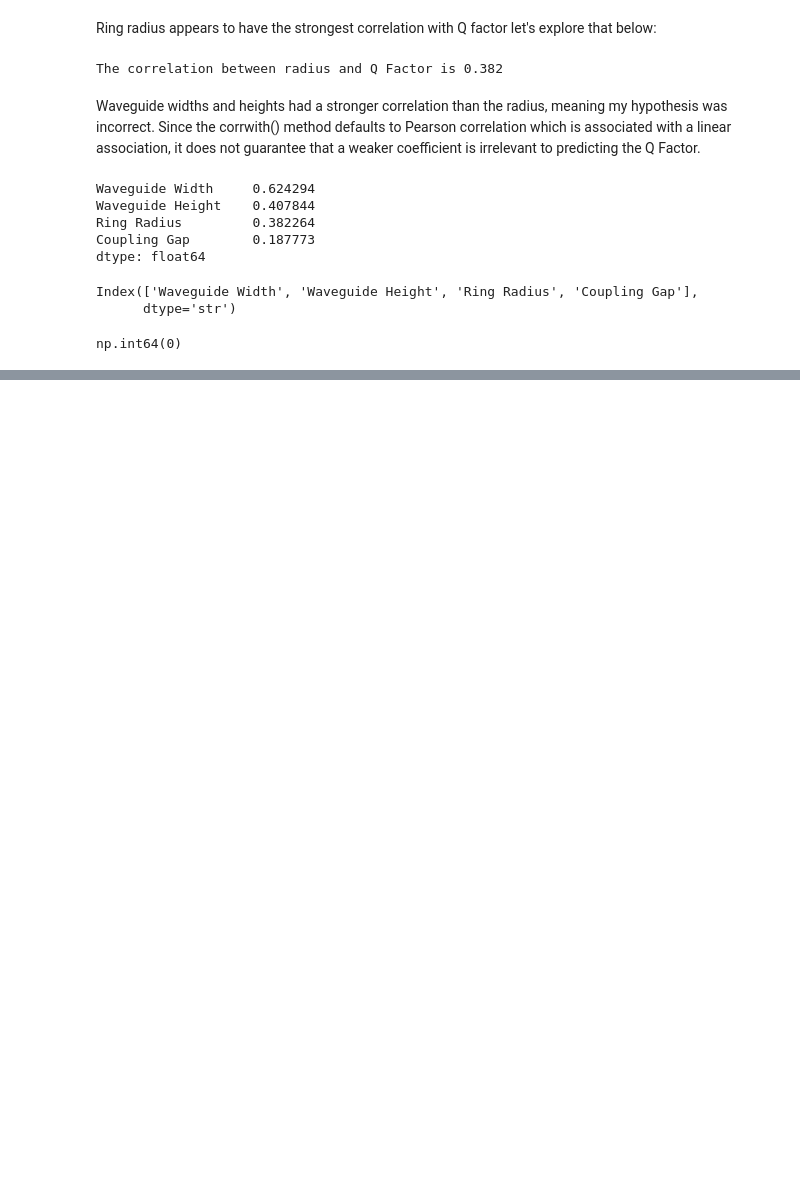
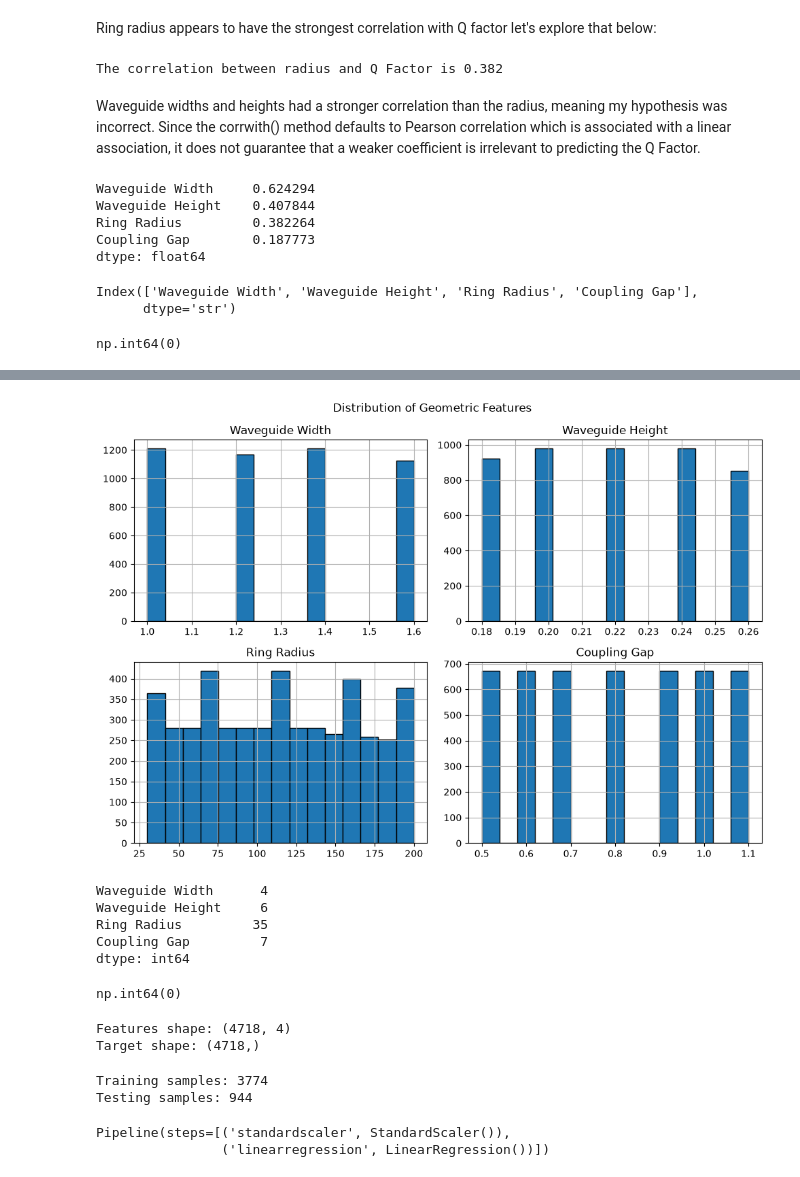
Before and after one commit to Seabass03/microresonator-qfactor-ml, a Jupyter notebook: microresonator_analysis.ipynb, the cells around one changed output, grey strips where cells are left out. Saved outputs shown, nothing was run; the diff lists cells and outputs as text; code cells hidden in the pictures; blank space fills up the shorter version.

Commit message:
EDA and preprocessing

```diff
--- a/microresonator_analysis.ipynb
+++ b/microresonator_analysis.ipynb
@@ -208,0 +223,64 @@ np.int64(0)
+# %%
+geometric_df.hist(
+    bins=15,
+    figsize=(10, 7),
+    edgecolor="black"
+)
+
+plt.suptitle("Distribution of Geometric Features")
+plt.tight_layout()
+plt.show()
+# %% [output]
+[figure, added]
+# %%
+geometric_df.nunique()
+# %% [output]
+Waveguide Width      4
+Waveguide Height     6
+Ring Radius         35
+Coupling Gap         7
+dtype: int64
+# %%
+geometric_df.duplicated().sum()
+# %% [output]
+np.int64(0)
+# %%
+
+X = geometric_df.copy()
+y = df["Q FACTOR"]
+
+print("Features shape:", X.shape)
+print("Target shape:", y.shape)
+# %% [output]
+Features shape: (4718, 4)
+Target shape: (4718,)
+# %%
+
+from sklearn.model_selection import train_test_split
+
+X_train, X_test, y_train, y_test = train_test_split(
+    X,
+    y,
+    test_size=0.2,
+    random_state=42)
+
+print("Training samples:", len(X_train))
+print("Testing samples:", len(X_test))
+# %% [output]
+Training samples: 3774
+Testing samples: 944
+# %%
+
+from sklearn.pipeline import make_pipeline
+from sklearn.preprocessing import StandardScaler
+from sklearn.linear_model import LinearRegression
+
+linear_model = make_pipeline(
+    StandardScaler(),
+    LinearRegression()
+)
+
+linear_model.fit(X_train, y_train)
+# %% [output]
+Pipeline(steps=[('standardscaler', StandardScaler()),
+                ('linearregression', LinearRegression())])
```
Also changed, not shown: parts of 1 cell of this notebook.
